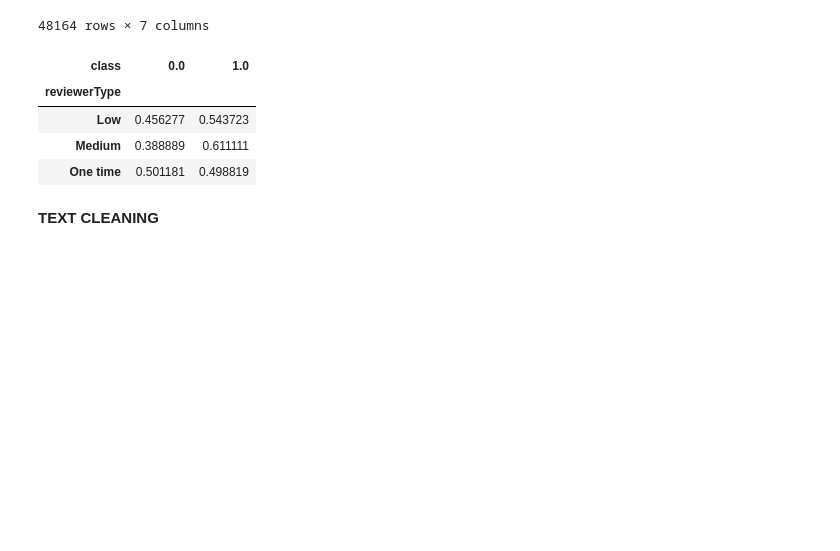
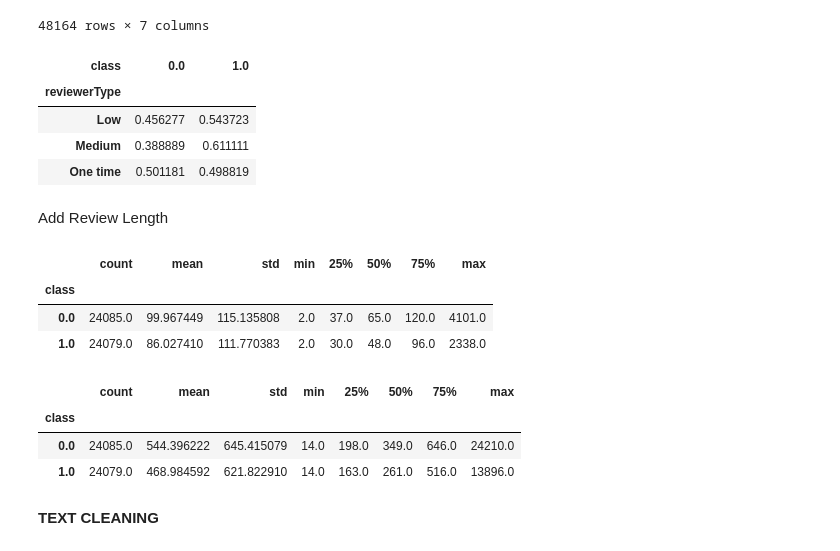
Before and after one commit to DivyanshuGaur5/SmartReviewClassifier, a Jupyter notebook: srf.ipynb, the cells around one changed output. Saved outputs shown, nothing was run; the diff lists cells and outputs as text; code cells hidden in the pictures; blank space fills up the shorter version.

```diff
--- a/srf.ipynb
+++ b/srf.ipynb
@@ -139,3 +139,5 @@ crosstab
 | One time | 0.501181 | 0.498819 |
 # %%
 df['isFreqReviewer'] = df['reviewFreq'].apply(lambda x: 1 if x > 1 else 0).astype('int')
+# %% [markdown]
+Add Review Length
@@ -142,3 +147,17 @@ df['isFreqReviewer'] = df['reviewFreq'].apply(lambda x: 1 if x > 1 else 0).astyp
+# %%
+df.groupby('class')['reviewWordCount'].describe()
+# %% [output]
+|  | count | mean | std | min | 25% | 50% | 75% | max |
+| class |  |  |  |  |  |  |  |  |
+| 0.0 | 24085.0 | 99.967449 | 115.135808 | 2.0 | 37.0 | 65.0 | 120.0 | 4101.0 |
+| 1.0 | 24079.0 | 86.027410 | 111.770383 | 2.0 | 30.0 | 48.0 | 96.0 | 2338.0 |
+# %%
+df.groupby('class')['reviewCharCount'].describe()
+# %% [output]
+|  | count | mean | std | min | 25% | 50% | 75% | max |
+| class |  |  |  |  |  |  |  |  |
+| 0.0 | 24085.0 | 544.396222 | 645.415079 | 14.0 | 198.0 | 349.0 | 646.0 | 24210.0 |
+| 1.0 | 24079.0 | 468.984592 | 621.822910 | 14.0 | 163.0 | 261.0 | 516.0 | 13896.0 |
 # %% [markdown]
 **TEXT CLEANING**
 # %%
```
Also changed, not shown: parts of 12 cells of this notebook, 3 other files.
